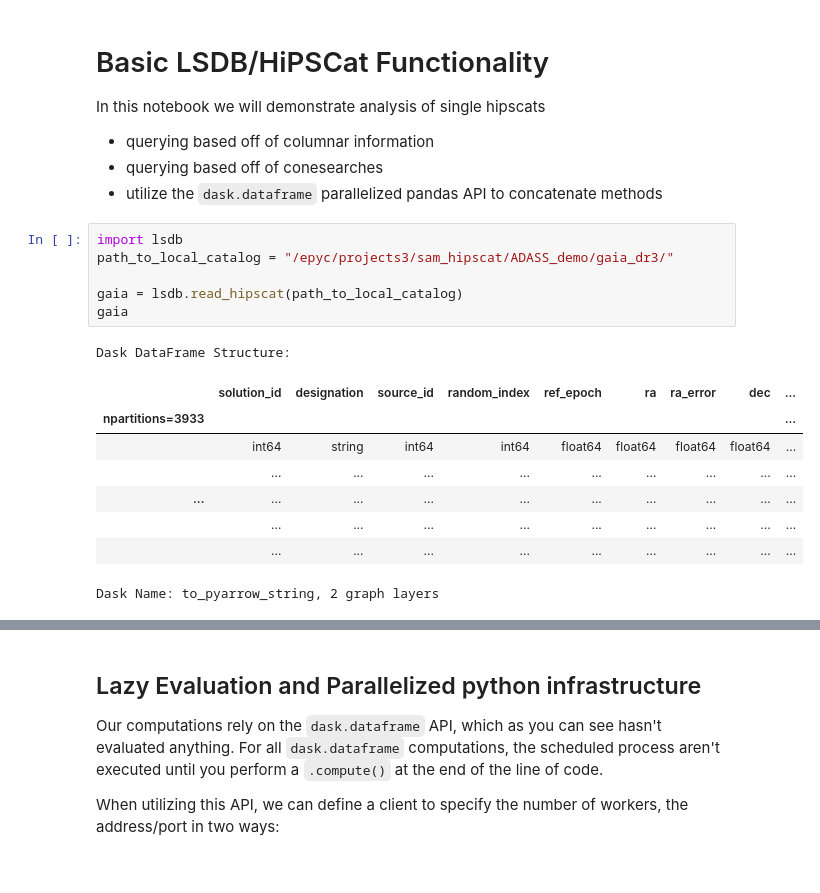
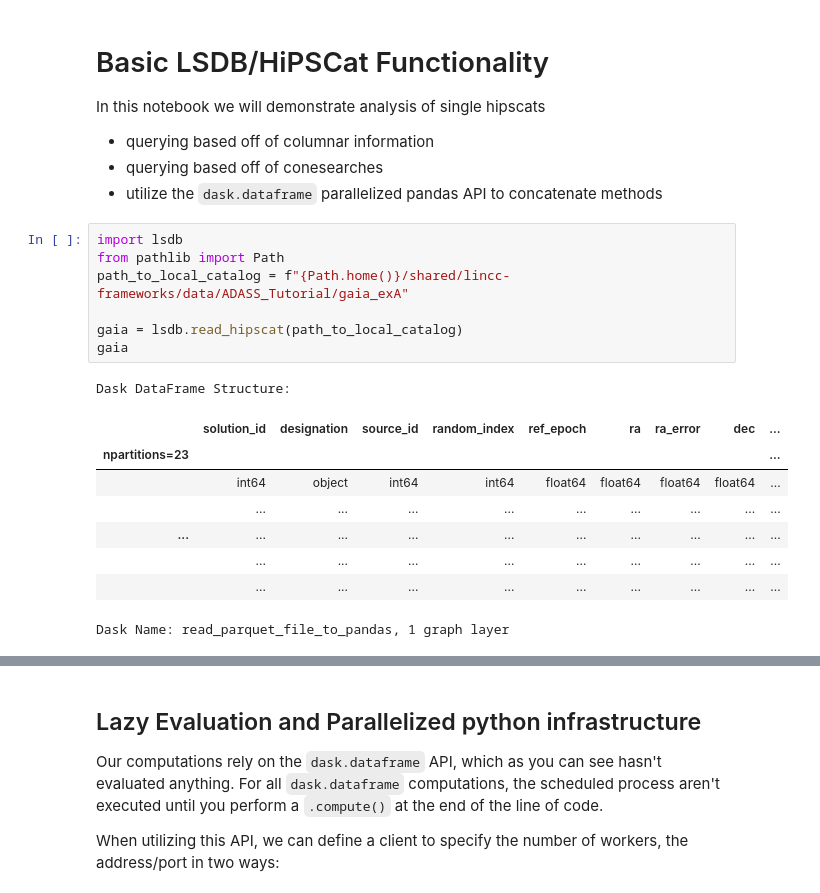
Before and after one commit to swyatt7/ADASS_LSDB_tutorial, a Jupyter notebook: nb/section2.ipynb, the cells around one changed output, grey strips where cells are left out. Cells and saved outputs as stored; diff of their text form.

```diff
--- a/nb/section2.ipynb
+++ b/nb/section2.ipynb
@@ -7,19 +7,20 @@ In this notebook we will demonstrate analysis of single hipscats
 * utilize the `dask.dataframe` parallelized pandas API to concatenate methods
 # %%
 import lsdb
-path_to_local_catalog = "/epyc/projects3/sam_hipscat/ADASS_demo/gaia_dr3/"
+from pathlib import Path
+path_to_local_catalog = f"{Path.home()}/shared/lincc-frameworks/data/ADASS_Tutorial/gaia_exA"
 
 gaia = lsdb.read_hipscat(path_to_local_catalog)
 gaia
 # %% [output]
 Dask DataFrame Structure:
 |  | solution_id | designation | source_id | random_index | ref_epoch | ra | ra_error | dec | ... |
-| npartitions=3933 |  |  |  |  |  |  |  |  | ... |
-|  | int64 | string | int64 | int64 | float64 | float64 | float64 | float64 | ... |
+| npartitions=23 |  |  |  |  |  |  |  |  | ... |
+|  | int64 | object | int64 | int64 | float64 | float64 | float64 | float64 | ... |
 |  | ... | ... | ... | ... | ... | ... | ... | ... | ... |
 | ... | ... | ... | ... | ... | ... | ... | ... | ... | ... |
 |  | ... | ... | ... | ... | ... | ... | ... | ... | ... |
 |  | ... | ... | ... | ... | ... | ... | ... | ... | ... |
-Dask Name: to_pyarrow_string, 2 graph layers
+Dask Name: read_parquet_file_to_pandas, 1 graph layer
 # %%
 gaia.dtypes
```
Also changed, not shown: parts of 7 cells of this notebook, 4 other files.
